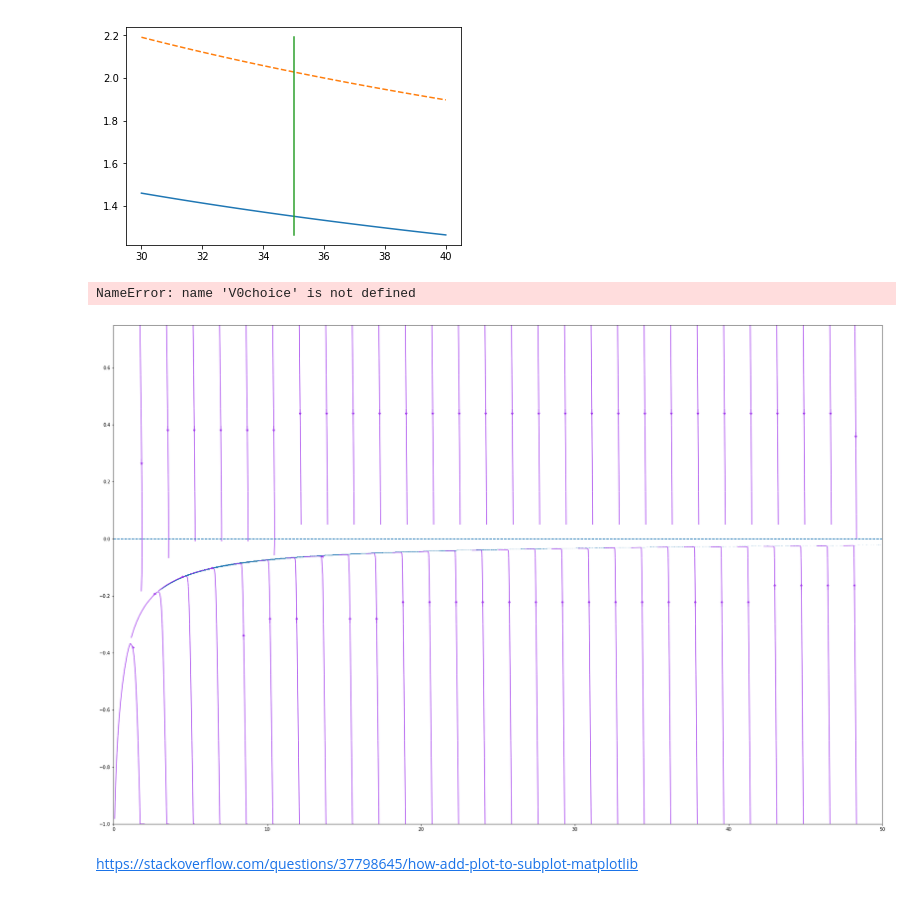
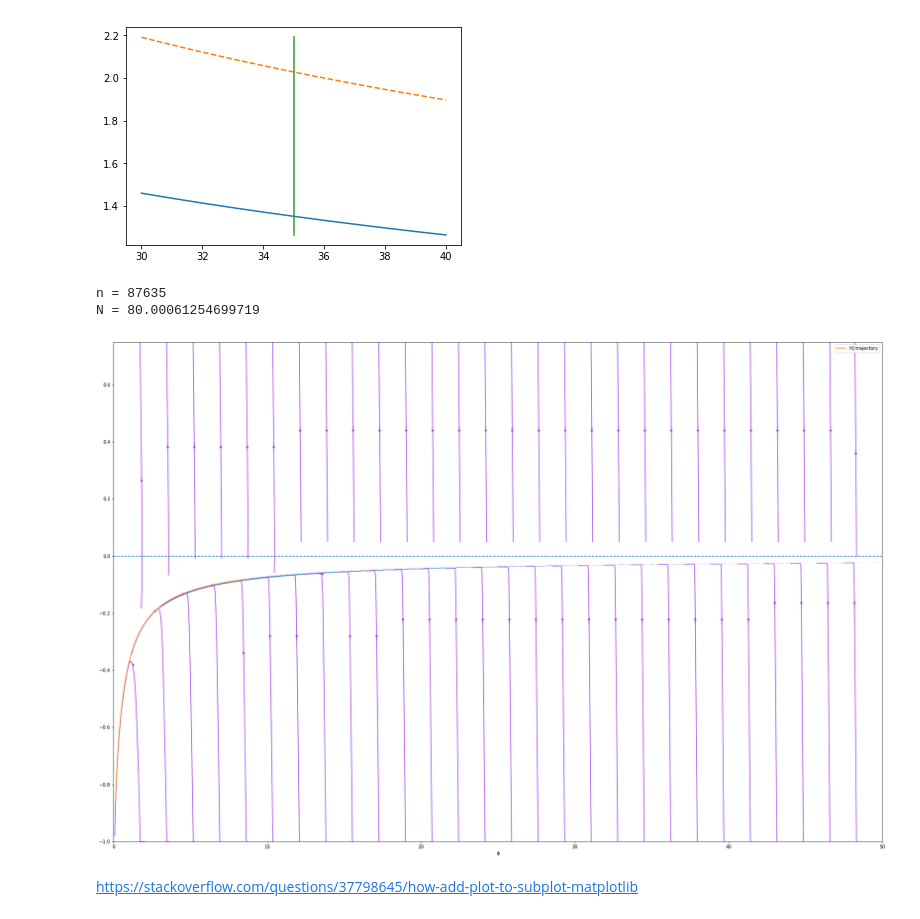
Before and after one commit to jacb1729/DynamicsofCosmoinflation2021, a Jupyter notebook: multiplot.ipynb, the cells around one changed output. Drawn from its saved outputs; the diff is of its cells as text; code cells hidden in the pictures.

```diff
--- a/multiplot.ipynb
+++ b/multiplot.ipynb
@@ -56,9 +56,12 @@ def traj(xstart, ystart, M, m, dt=0.001, no_iter = 1000):
 grad_calc = lambda H, V0, phi, m: (abs(1.5*(H**2) - 0.5*V0*(phi**m)))**0.5
 grad_sqr = lambda H, V0, phi, m: 1.5*(H**2) - 0.5*V0*(phi**m)
 epsilon_calc = lambda  H, V0, phi, m: 2*(abs(1.5*(H**2) - 0.5*V0*(phi**m))/(H**2))
+g = lambda x: x if x>0.00001 else 0.00001
 def f(H, V0, phi, m):
-                                         returnval = (0.5**((0.0001/epsilon_calc(H, V0, phi, m)))) if epsilon_calc(H, V0, phi, m) < 0.0001 else 0.5
-                                         return returnval
+    '''Interpolation of step-size so that particularly small ε values have small enough step sizes.
+    This could be particularly helpful with ϕ^m potentials for small m>0'''
+    returnval = (0.5**((0.0001/g(epsilon_calc(H, V0, phi, m))))) if epsilon_calc(H, V0, phi, m) < 0.0001 else 0.5
+    return returnval
 
 def trajectory(V_0, m, phi_0, dphi0 = 0.0001, boundmultiplier = 100, H0 = 2, suppress = False):
     '''The first stage is to integrate forwards in time, to the end of inflation. We use and RK4 adaptive-step integrator,
@@ -274,41 +277,43 @@ sampscopy = copy.deepcopy(samps)
 params = samps.getParams()
 # %%
 kchoice = 0.5
+
 initphi = 50
 inith = 2
 M = ((inith**2)*2.99998)/(35**kchoice)
 
 ybound = 1
 nx, ny = 1024, 1024
 x = np.linspace(0, initphi, nx)
 y = np.linspace(-ybound, 0.75*ybound, ny)
 X, Y = np.meshgrid(x, y)
 
 plane = py.figure(figsize=(30, 20))
 py.streamplot(X, Y, vect(X, Y, M, kchoice)[0], vect(X, Y, M, kchoice)[1], density=1.0, linewidth=None, color='#A23BEC')
 py.plot(np.linspace(0, initphi, 101), np.zeros(101), '--')
 
 phi1_scatter = [phi1(ns, r, kchoice) for [ns, r] in zip(params.ns, params.r)]
 phidot1_scatter = [phidot1(ns, r, kchoice, M) for [ns, r] in zip(params.ns, params.r)]
 py.scatter(phi1_scatter, phidot1_scatter, s = 0.01)
 py.xlim([0, initphi])
 
 phi, H, n, epsilon, N, n_sgn = tot_traj(80, M, kchoice, phi_0 = 35, H0 = inith, suppress = False, epsilonstop = True)
-Vset = [V0choice*ϕ**kchoice for ϕ in phi]
+Vset = [M*ϕ**kchoice for ϕ in phi]
 phidot = [-(6*((H[i])**2) - 2*(Vset[i]))**0.5 if i<n_sgn else (6*((H[i])**2) - 2*(Vset[i]))**0.5 for i in range(len(phi))]
 py.plot(phi, phidot, label='HJ trajectory')
 #py.plot(phi, epsilon, label='ε')
 py.xlabel('ϕ')
 py.legend()
 print("n =", n, end = '\n')
 print("N =", N[-1], end = '\n')
 for i, el in enumerate(epsilon):
     if el >1 and i>0:
         print("Full trajectory not available via this method - ε > 1 at n = %s"%i)
         break
 # %% [output]
-NameError: name 'V0choice' is not defined
+n = 87635
+N = 80.00061254699719
-[figure, old version]
+[figure, new version]
 # %% [markdown]
 https://stackoverflow.com/questions/37798645/how-add-plot-to-subplot-matplotlib
 # %%
```
Also changed, not shown: parts of 1 cell of this notebook, 2 other files.
